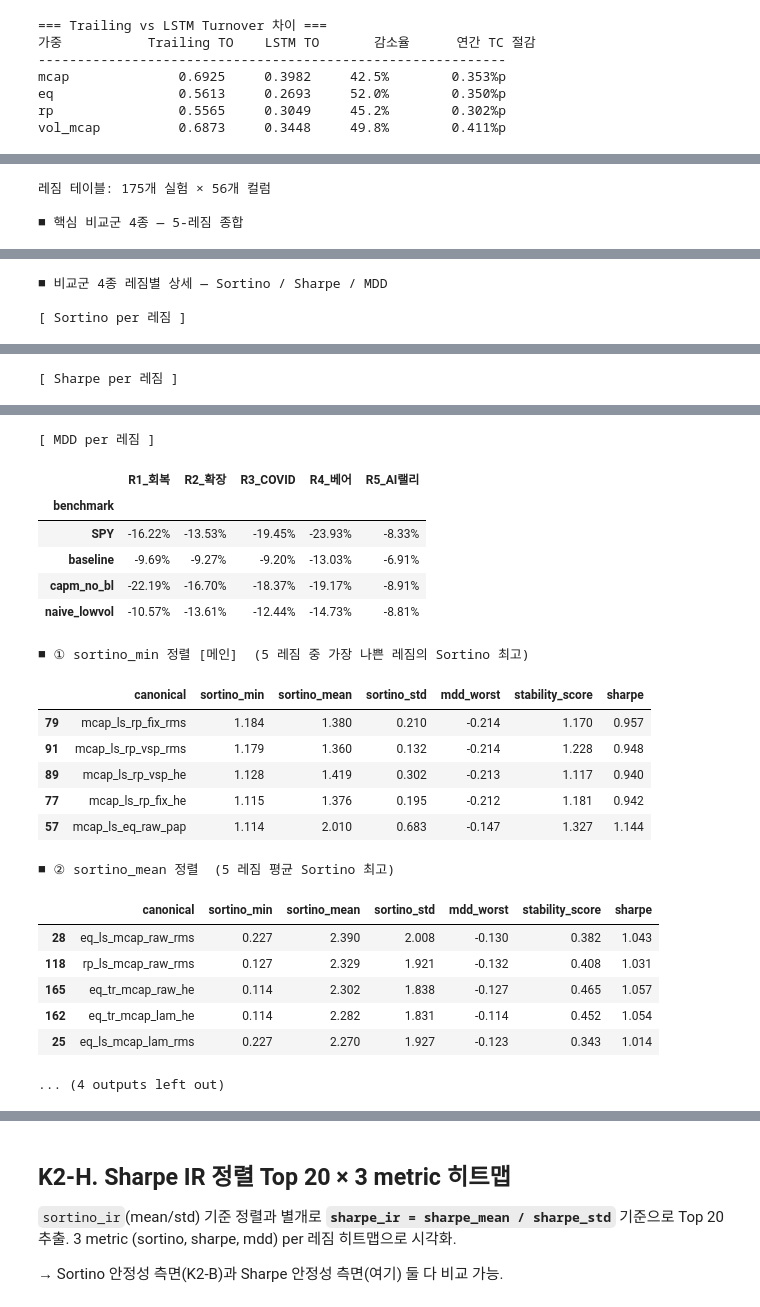
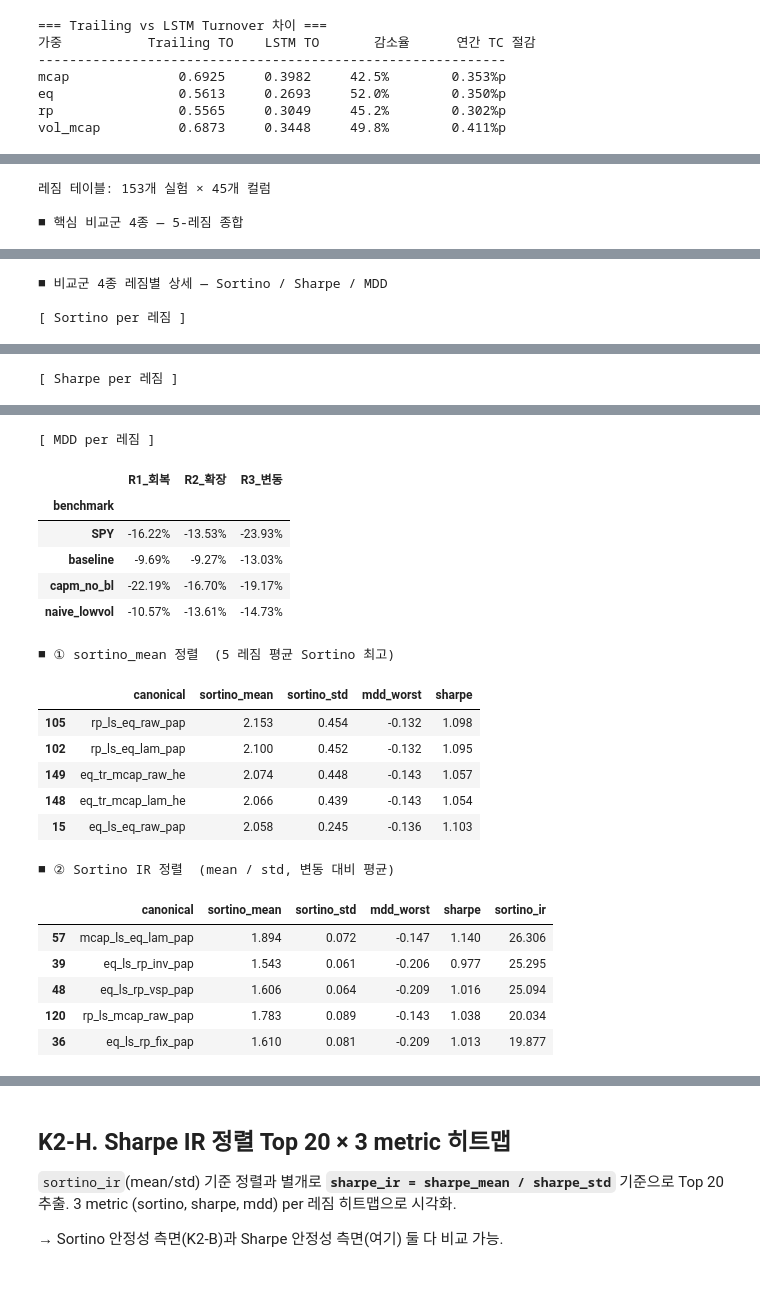
Before and after one commit to sybeom528/low_vol_with_lstm_har_bl, a Jupyter notebook: final/99_analyze.ipynb, the cells around one changed output, grey strips where cells are left out. Drawn from its saved outputs; the diff is of its cells as text; code cells hidden in the pictures.

```diff
--- a/final/99_analyze.ipynb
+++ b/final/99_analyze.ipynb
@@ -627,13 +481,15 @@ from analyze_plots import (plot_marginal_effects, plot_matrix_heatmap,
                            plot_top_n_analysis, crisis_comparison, benchmark_table,
                            CRISIS_PERIODS, BENCHMARK_NAMES)
 
-mt = build_master_table(RESULTS_DIR, rf, spy_ret, periods=PERIODS_DEFAULT)
+mt_full = build_master_table(RESULTS_DIR, rf, spy_ret, periods=PERIODS_DEFAULT)
+# Q 민감도 변형 제외 — 모든 분석은 q=0.003 baseline만 사용
+mt = mt_full[~mt_full['name'].str.endswith(('_q55','_q64','_q70'))].copy()
 print(f'Master Table: {len(mt)}개 실험 × {mt.shape[1]}개 컬럼')
 
 # Top 20 by Sharpe
 display(
     mt[['name','canonical','sharpe','cagr','vol','mdd','turnover_avg',
-        'sharpe_R1_회복','sharpe_R2_확장','sharpe_R3_COVID','sharpe_R4_베어','sharpe_R5_AI랠리']]
+        'sharpe_R1_회복','sharpe_R2_확장','sharpe_R3_변동']]
     .sort_values('sharpe', ascending=False).head(20).round(3)
 )
 # %% [output]
@@ -931,10 +581,11 @@ import importlib, master_table, analyze_plots
 importlib.reload(master_table); importlib.reload(analyze_plots)
 import numpy as np, pickle
 
-from master_table import build_regime_table, REGIMES_5, regime_metrics
-from analyze_plots import plot_regime_heatmap, regime_winners_table
+from master_table import build_regime_table, REGIMES, regime_metrics
 
-rt = build_regime_table(mt, RESULTS_DIR, rf, regimes=REGIMES_5)
+rt_full = build_regime_table(mt_full, RESULTS_DIR, rf, regimes=REGIMES)
+# Q 민감도 변형 제외 — 모든 분석은 q=0.003 baseline만 사용
+rt = rt_full[~rt_full['name'].str.endswith(('_q55','_q64','_q70'))].copy()
 print(f'레짐 테이블: {len(rt)}개 실험 × {rt.shape[1]}개 컬럼')
 
 # ── 핵심 비교군 4종 5-레짐 종합 메트릭 ─────────────────────────
@@ -947,9 +598,7 @@ def _calc_ref(label, ret_series, rf, regimes):
         mdds.append(m['mdd'])
     rec['sortino_mean']    = round(np.mean(sortinos), 3) if sortinos else np.nan
     rec['sortino_std']     = round(np.std(sortinos),  3) if sortinos else np.nan
-    rec['sortino_min']     = round(np.min(sortinos),  3) if sortinos else np.nan
     rec['mdd_worst']       = round(np.min(mdds),      3) if mdds else np.nan
-    rec['stability_score'] = round(np.mean(sortinos) - np.std(sortinos), 3) if sortinos else np.nan
     return rec
 
 def _load_ret(name):
@@ -961,13 +610,13 @@ capm_no_bl_ret  = _load_ret('capm_no_bl')
 naive_lowvol_ret= _load_ret('naive_lowvol')
 
 ref_rows = [
-    _calc_ref('SPY (시장 패시브)',     spy_ret,          rf, REGIMES_5),
-    _calc_ref('baseline (표준 BL)',   baseline_ret,     rf, REGIMES_5),
-    _calc_ref('capm_no_bl (BL 없음)', capm_no_bl_ret,   rf, REGIMES_5),
-    _calc_ref('naive_lowvol (단순)',  naive_lowvol_ret, rf, REGIMES_5),
+    _calc_ref('SPY (시장 패시브)',     spy_ret,          rf, REGIMES),
+    _calc_ref('baseline (표준 BL)',   baseline_ret,     rf, REGIMES),
+    _calc_ref('capm_no_bl (BL 없음)', capm_no_bl_ret,   rf, REGIMES),
+    _calc_ref('naive_lowvol (단순)',  naive_lowvol_ret, rf, REGIMES),
 ]
 
-view_cols = ['canonical','sortino_min','sortino_mean','sortino_std','mdd_worst','stability_score','sharpe']
+view_cols = ['canonical','sortino_mean','sortino_std','mdd_worst','sharpe']
 
 print('\n■ 핵심 비교군 4종 — 5-레짐 종합')
 display(pd.DataFrame([{k: r.get(k, np.nan) for k in view_cols} for r in ref_rows]).round(3))
@@ -983,7 +632,7 @@ for metric_key, metric_label in [('sortino','Sortino'), ('sharpe','Sharpe'), ('m
     rows = []
     for name, ret in benchmarks_list:
         rec = {'benchmark': name}
-        for lbl, s, e in REGIMES_5:
+        for lbl, s, e in REGIMES:
             v = regime_metrics(ret, rf, s, e)[metric_key]
             rec[lbl] = v if not pd.isna(v) else np.nan
         rows.append(rec)
@@ -994,20 +643,15 @@ for metric_key, metric_label in [('sortino','Sortino'), ('sharpe','Sharpe'), ('m
         display(df_m.round(3))
 
 # ── 4가지 정렬 관점 (각각 Top 5) ─────────────────────────────
-print('\n■ ① sortino_min 정렬 [메인]  (5 레짐 중 가장 나쁜 레짐의 Sortino 최고)')
-display(rt.nlargest(5, 'sortino_min')[view_cols].round(3))
 
-print('\n■ ② sortino_mean 정렬  (5 레짐 평균 Sortino 최고)')
+print('\n■ ① sortino_mean 정렬  (5 레짐 평균 Sortino 최고)')
 display(rt.nlargest(5, 'sortino_mean')[view_cols].round(3))
 
-print('\n■ ③ stability_score 정렬 [보조]  (mean − std)')
-display(rt.nlargest(5, 'stability_score')[view_cols].round(3))
-
-print('\n■ ④ Sortino IR 정렬  (mean / std, 변동 대비 평균)')
+print('\n■ ② Sortino IR 정렬  (mean / std, 변동 대비 평균)')
 rt2 = rt.copy()
 rt2['sortino_ir'] = rt2['sortino_mean'] / rt2['sortino_std'].replace(0, np.nan)
 display(rt2.nlargest(5, 'sortino_ir')[view_cols + ['sortino_ir']].round(3))
 # %% [output]
-레짐 테이블: 175개 실험 × 56개 컬럼
+레짐 테이블: 153개 실험 × 45개 컬럼
 
 ■ 핵심 비교군 4종 — 5-레짐 종합
@@ -1035,25 +679,24 @@ display(rt2.nlargest(5, 'sortino_ir')[view_cols + ['sortino_ir']].round(3))
 [ MDD per 레짐 ]
-|  | R1_회복 | R2_확장 | R3_COVID | R4_베어 | R5_AI랠리 |
-| benchmark |  |  |  |  |  |
-| SPY | -16.22% | -13.53% | -19.45% | -23.93% | -8.33% |
-| baseline | -9.69% | -9.27% | -9.20% | -13.03% | -6.91% |
-| capm_no_bl | -22.19% | -16.70% | -18.37% | -19.17% | -8.91% |
-| naive_lowvol | -10.57% | -13.61% | -12.44% | -14.73% | -8.81% |
+|  | R1_회복 | R2_확장 | R3_변동 |
+| benchmark |  |  |  |
+| SPY | -16.22% | -13.53% | -23.93% |
+| baseline | -9.69% | -9.27% | -13.03% |
+| capm_no_bl | -22.19% | -16.70% | -19.17% |
+| naive_lowvol | -10.57% | -13.61% | -14.73% |
-■ ① sortino_min 정렬 [메인]  (5 레짐 중 가장 나쁜 레짐의 Sortino 최고)
+■ ① sortino_mean 정렬  (5 레짐 평균 Sortino 최고)
-|  | canonical | sortino_min | sortino_mean | sortino_std | mdd_worst | stability_score | sharpe |
-| 79 | mcap_ls_rp_fix_rms | 1.184 | 1.380 | 0.210 | -0.214 | 1.170 | 0.957 |
-| 91 | mcap_ls_rp_vsp_rms | 1.179 | 1.360 | 0.132 | -0.214 | 1.228 | 0.948 |
-| 89 | mcap_ls_rp_vsp_he | 1.128 | 1.419 | 0.302 | -0.213 | 1.117 | 0.940 |
-| 77 | mcap_ls_rp_fix_he | 1.115 | 1.376 | 0.195 | -0.212 | 1.181 | 0.942 |
-| 57 | mcap_ls_eq_raw_pap | 1.114 | 2.010 | 0.683 | -0.147 | 1.327 | 1.144 |
+|  | canonical | sortino_mean | sortino_std | mdd_worst | sharpe |
+| 105 | rp_ls_eq_raw_pap | 2.153 | 0.454 | -0.132 | 1.098 |
+| 102 | rp_ls_eq_lam_pap | 2.100 | 0.452 | -0.132 | 1.095 |
+| 149 | eq_tr_mcap_raw_he | 2.074 | 0.448 | -0.143 | 1.057 |
+| 148 | eq_tr_mcap_lam_he | 2.066 | 0.439 | -0.143 | 1.054 |
+| 15 | eq_ls_eq_raw_pap | 2.058 | 0.245 | -0.136 | 1.103 |
-■ ② sortino_mean 정렬  (5 레짐 평균 Sortino 최고)
+■ ② Sortino IR 정렬  (mean / std, 변동 대비 평균)
-|  | canonical | sortino_min | sortino_mean | sortino_std | mdd_worst | stability_score | sharpe |
-| 28 | eq_ls_mcap_raw_rms | 0.227 | 2.390 | 2.008 | -0.130 | 0.382 | 1.043 |
-| 118 | rp_ls_mcap_raw_rms | 0.127 | 2.329 | 1.921 | -0.132 | 0.408 | 1.031 |
-| 165 | eq_tr_mcap_raw_he | 0.114 | 2.302 | 1.838 | -0.127 | 0.465 | 1.057 |
-| 162 | eq_tr_mcap_lam_he | 0.114 | 2.282 | 1.831 | -0.114 | 0.452 | 1.054 |
-| 25 | eq_ls_mcap_lam_rms | 0.227 | 2.270 | 1.927 | -0.123 | 0.343 | 1.014 |
+|  | canonical | sortino_mean | sortino_std | mdd_worst | sharpe | sortino_ir |
+| 57 | mcap_ls_eq_lam_pap | 1.894 | 0.072 | -0.147 | 1.140 | 26.306 |
+| 39 | eq_ls_rp_inv_pap | 1.543 | 0.061 | -0.206 | 0.977 | 25.295 |
+| 48 | eq_ls_rp_vsp_pap | 1.606 | 0.064 | -0.209 | 1.016 | 25.094 |
+| 120 | rp_ls_mcap_raw_pap | 1.783 | 0.089 | -0.143 | 1.038 | 20.034 |
+| 36 | eq_ls_rp_fix_pap | 1.610 | 0.081 | -0.209 | 1.013 | 19.877 |
-... (4 outputs left out)
 # %%
 # ── K2. Sortino IR Top 20 통합 대시보드 + 비교군 우위 ─────
 import importlib, master_table, analyze_plots
```
Also changed, not shown: parts of 25 cells of this notebook, 23 other files.
